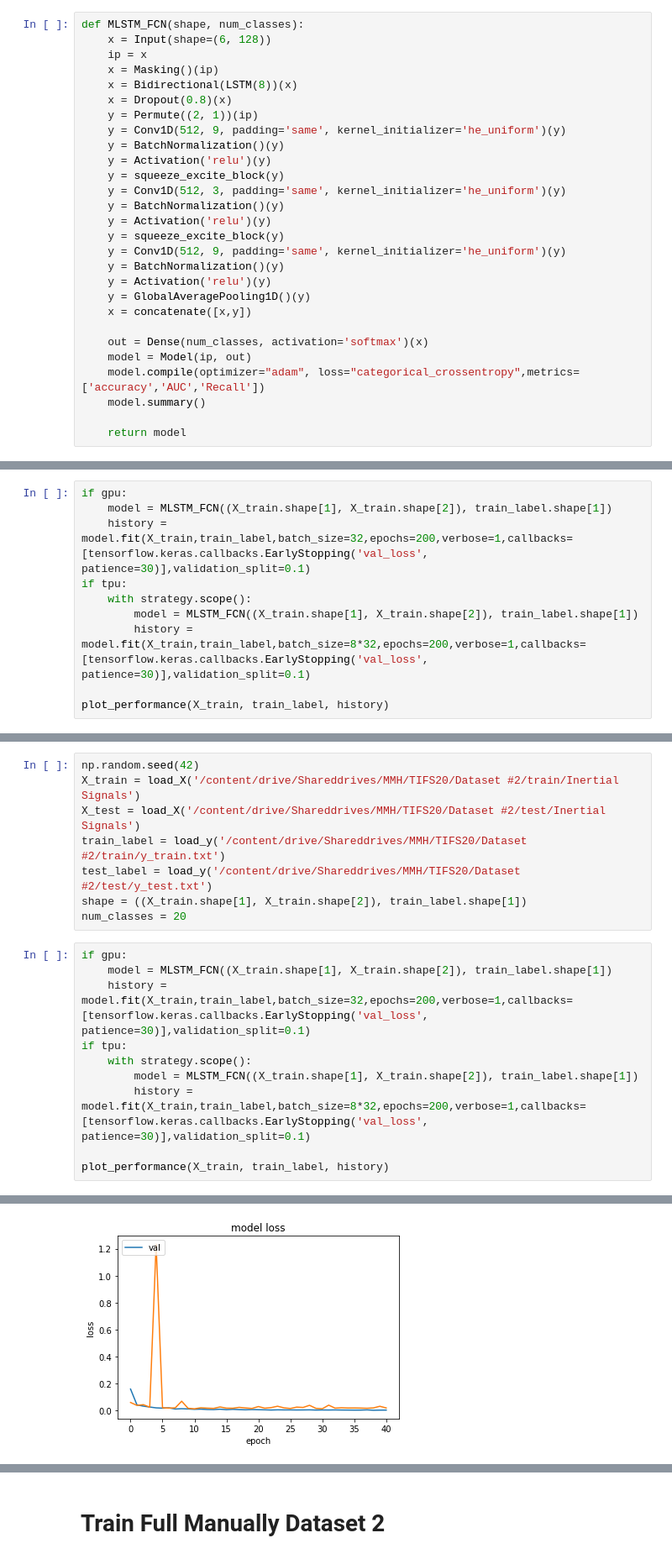
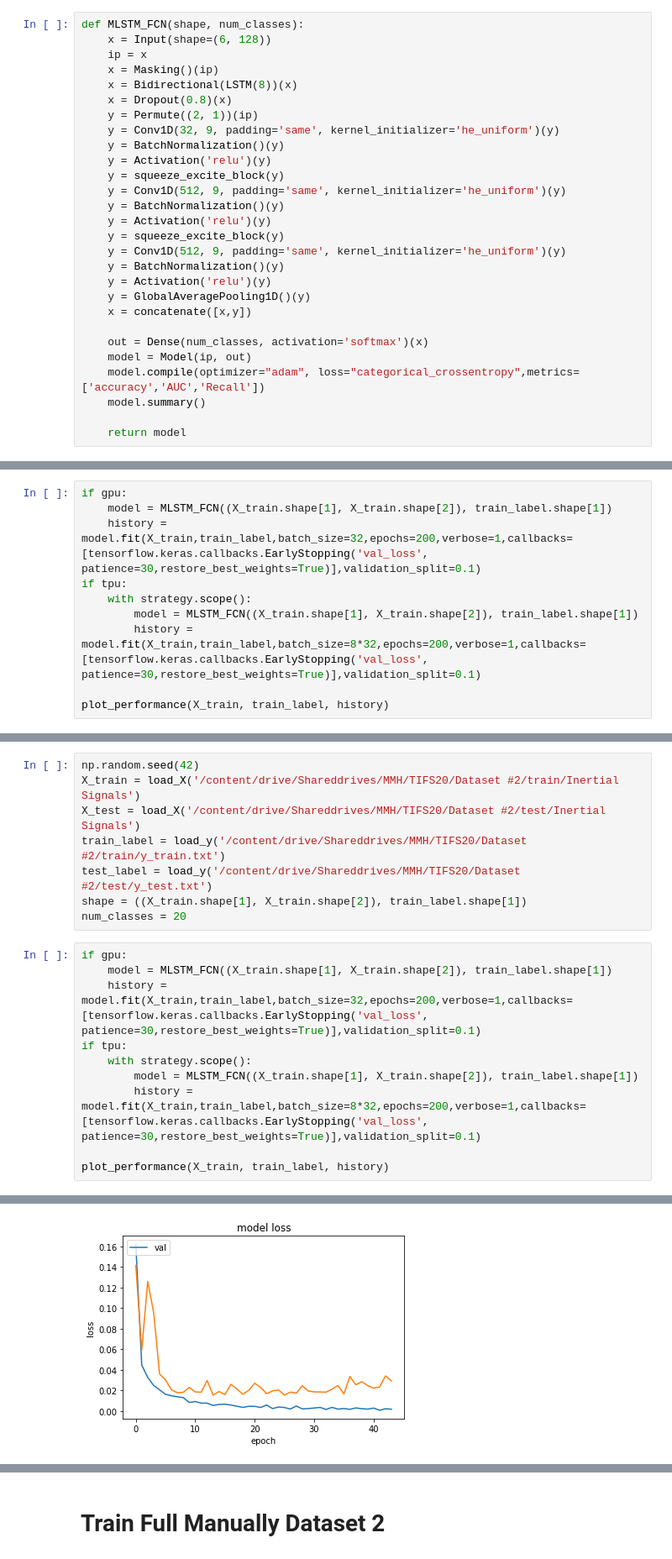
Before and after one commit to NahianAlindo/gait_recognition, a Jupyter notebook: Model_with_blocks_Bi_LSTM.ipynb, the cells around one changed output, grey strips where cells are left out. Shown: that part at 84% size. Drawn from its saved outputs; the diff is of its cells as text.

```diff
--- a/Model_with_blocks_Bi_LSTM.ipynb
+++ b/Model_with_blocks_Bi_LSTM.ipynb
@@ -292,11 +268,11 @@ def MLSTM_FCN(shape, num_classes):
     x = Bidirectional(LSTM(8))(x)
     x = Dropout(0.8)(x)
     y = Permute((2, 1))(ip)
-    y = Conv1D(512, 9, padding='same', kernel_initializer='he_uniform')(y)
+    y = Conv1D(32, 9, padding='same', kernel_initializer='he_uniform')(y)
     y = BatchNormalization()(y)
     y = Activation('relu')(y)
     y = squeeze_excite_block(y)
-    y = Conv1D(512, 3, padding='same', kernel_initializer='he_uniform')(y)
+    y = Conv1D(512, 9, padding='same', kernel_initializer='he_uniform')(y)
     y = BatchNormalization()(y)
     y = Activation('relu')(y)
     y = squeeze_excite_block(y)
@@ -325,11 +301,11 @@ shape = ((X_train.shape[1], X_train.shape[2]), train_label.shape[1])
 # %%
 if gpu:
     model = MLSTM_FCN((X_train.shape[1], X_train.shape[2]), train_label.shape[1])
-    history = model.fit(X_train,train_label,batch_size=32,epochs=200,verbose=1,callbacks=[tensorflow.keras.callbacks.EarlyStopping('val_loss', patience=30)],validation_split=0.1)
+    history = model.fit(X_train,train_label,batch_size=32,epochs=200,verbose=1,callbacks=[tensorflow.keras.callbacks.EarlyStopping('val_loss', patience=30,restore_best_weights=True)],validation_split=0.1)
 if tpu:
     with strategy.scope():
         model = MLSTM_FCN((X_train.shape[1], X_train.shape[2]), train_label.shape[1])
-        history = model.fit(X_train,train_label,batch_size=8*32,epochs=200,verbose=1,callbacks=[tensorflow.keras.callbacks.EarlyStopping('val_loss', patience=30)],validation_split=0.1)
+        history = model.fit(X_train,train_label,batch_size=8*32,epochs=200,verbose=1,callbacks=[tensorflow.keras.callbacks.EarlyStopping('val_loss', patience=30,restore_best_weights=True)],validation_split=0.1)
 
 plot_performance(X_train, train_label, history)
 # %% [output]
@@ -415,11 +391,11 @@ num_classes = 20
 # %%
 if gpu:
     model = MLSTM_FCN((X_train.shape[1], X_train.shape[2]), train_label.shape[1])
-    history = model.fit(X_train,train_label,batch_size=32,epochs=200,verbose=1,callbacks=[tensorflow.keras.callbacks.EarlyStopping('val_loss', patience=30)],validation_split=0.1)
+    history = model.fit(X_train,train_label,batch_size=32,epochs=200,verbose=1,callbacks=[tensorflow.keras.callbacks.EarlyStopping('val_loss', patience=30,restore_best_weights=True)],validation_split=0.1)
 if tpu:
     with strategy.scope():
         model = MLSTM_FCN((X_train.shape[1], X_train.shape[2]), train_label.shape[1])
-        history = model.fit(X_train,train_label,batch_size=8*32,epochs=200,verbose=1,callbacks=[tensorflow.keras.callbacks.EarlyStopping('val_loss', patience=30)],validation_split=0.1)
+        history = model.fit(X_train,train_label,batch_size=8*32,epochs=200,verbose=1,callbacks=[tensorflow.keras.callbacks.EarlyStopping('val_loss', patience=30,restore_best_weights=True)],validation_split=0.1)
 
 plot_performance(X_train, train_label, history)
 # %% [output]
@@ -444,4 +420,4 @@ Epoch 41/200
-[figure, old version]
+[figure, new version]
 # %%
 get_test_performance(model, X_test, test_label)
 # %% [output]
```
Also changed, not shown: parts of 35 cells of this notebook.
